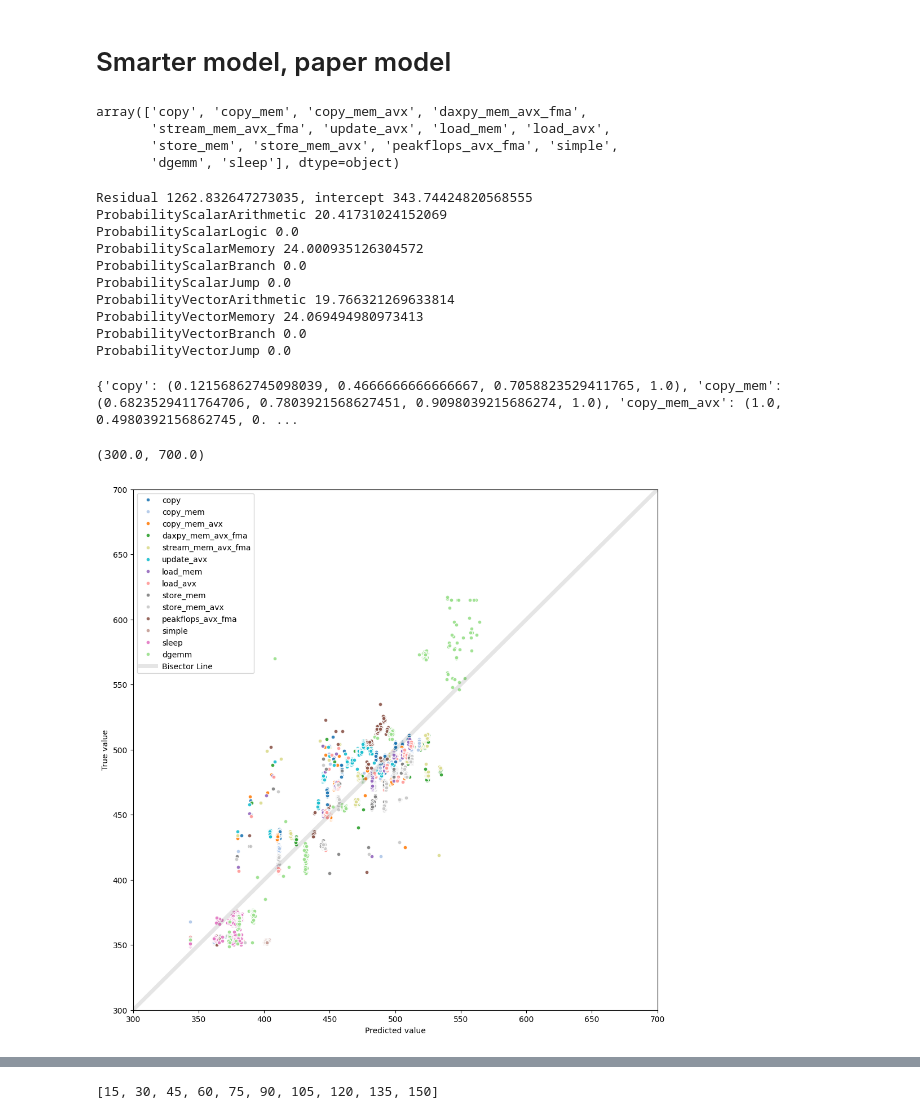
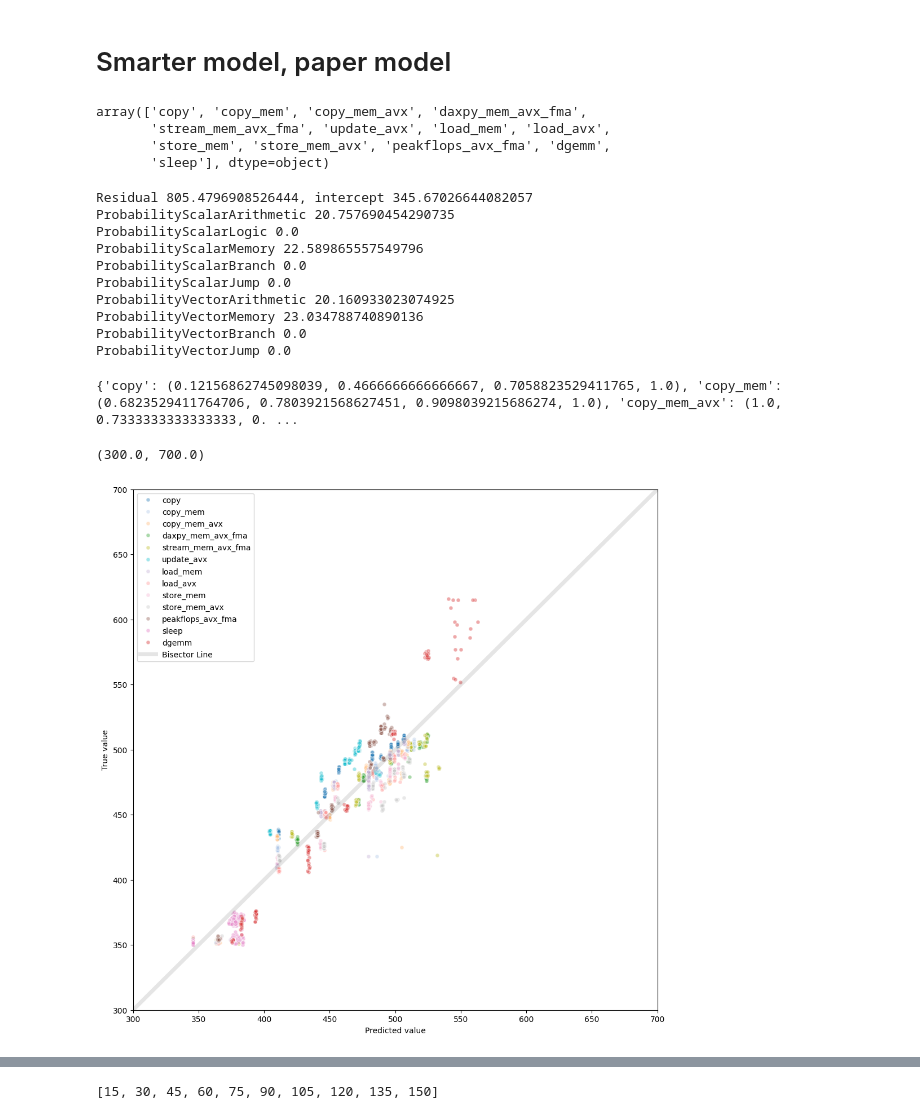
Before and after one commit to NiccoloTosato/PowerBenchmarks, a Jupyter notebook: final_plot.ipynb, the cells around one changed output, grey strips where cells are left out. Saved outputs shown, nothing was run; the diff lists cells and outputs as text; code cells hidden in the pictures.

```diff
--- a/final_plot.ipynb
+++ b/final_plot.ipynb
@@ -37,7 +37,7 @@ def normalize_model1(df):
 def load_df_list_train():
     directory_list=["results_1500/results_32","results_1500/results_64",
                     "results_1500/results_96","results_1500/results_16","results_1500/results_48","results_1500/results_80",
-                    "results_1500/results_112","results_1500/results_simple","results_1500/results_dgemm",
+                    "results_1500/results_112","results_1500/results_dgemm",
                     "results_1500/results_128","results_1500/results_sleep","results_1500/results_fan"]
 
     #directory_list=["results_1500/results_32"]
@@ -70,8 +70,8 @@ def load_df_list_train():
                     #df["name"]=directory+filename[]
                     df["name"]=bench_name
                     df["cores"]=cores
-                    df_list.append(df)
-                    #df_list.append(df.iloc[10:20])
+                    #df_list.append(df)
+                    df_list.append(df.iloc[10:30])
                     #print(type(df_list[-1]))
                     #print(f"Opened file: {filename}")
                     #print(df.head())  # prints the first 5 rows of each CSV file
@@ -83,7 +83,7 @@ def load_df_list_train():
 def load_df_list_test():
     directory_list=["results_1500/results_32","results_1500/results_64",
                     "results_1500/results_96","results_1500/results_16","results_1500/results_48","results_1500/results_80",
-                    "results_1500/results_112","results_1500/results_simple",
+                    "results_1500/results_112",
                     "results_1500/results_128","results_1500/results_sleep","results_1500/results_fan","results_1500/results_dgemm"]
     #directory_list=["results_1500/results_fan"]
 
@@ -116,8 +116,8 @@ def load_df_list_test():
                     #df["name"]=directory+filename[]
                     df["name"]=bench_name
                     df["cores"]=cores
-                    df_list.append(df)
-                    #df_list.append(df.iloc[10:20])
+                    #df_list.append(df)
+                    df_list.append(df.iloc[10:30])
                     #print(type(df_list[-1]))
                     #print(f"Opened file: {filename}")
                     #print(df.head())  # prints the first 5 rows of each CSV file
@@ -133,8 +133,8 @@ df["name"].unique()
 # %% [output]
 array(['copy', 'copy_mem', 'copy_mem_avx', 'daxpy_mem_avx_fma',
        'stream_mem_avx_fma', 'update_avx', 'load_mem', 'load_avx',
-       'store_mem', 'store_mem_avx', 'peakflops_avx_fma', 'simple',
-       'dgemm', 'sleep'], dtype=object)
+       'store_mem', 'store_mem_avx', 'peakflops_avx_fma', 'dgemm',
+       'sleep'], dtype=object)
 # %%
 independent_variables=[ "ProbabilityScalarArithmetic",
                        "ProbabilityScalarLogic", 	"ProbabilityScalarMemory",
@@ -163,14 +163,14 @@ print(f"Residual {error_1}, intercept {intercept_1}")
 for name,value in zip(independent_variables,coeff_1):
     print(name,value)
 # %% [output]
-Residual 1262.832647273035, intercept 343.74424820568555
-ProbabilityScalarArithmetic 20.41731024152069
+Residual 805.4796908526444, intercept 345.67026644082057
+ProbabilityScalarArithmetic 20.757690454290735
 ProbabilityScalarLogic 0.0
-ProbabilityScalarMemory 24.000935126304572
+ProbabilityScalarMemory 22.589865557549796
 ProbabilityScalarBranch 0.0
 ProbabilityScalarJump 0.0
-ProbabilityVectorArithmetic 19.766321269633814
-ProbabilityVectorMemory 24.069494980973413
+ProbabilityVectorArithmetic 20.160933023074925
+ProbabilityVectorMemory 23.034788740890136
 ProbabilityVectorBranch 0.0
 ProbabilityVectorJump 0.0
 # %%
@@ -192,7 +192,7 @@ name_to_color = assign_colors(df["name"])
 
 print(name_to_color)  # This will print the mapping of labels to colors
 # %% [output]
-{'copy': (0.12156862745098039, 0.4666666666666667, 0.7058823529411765, 1.0), 'copy_mem': (0.6823529411764706, 0.7803921568627451, 0.9098039215686274, 1.0), 'copy_mem_avx': (1.0, 0.4980392156862745, 0. ...
+{'copy': (0.12156862745098039, 0.4666666666666667, 0.7058823529411765, 1.0), 'copy_mem': (0.6823529411764706, 0.7803921568627451, 0.9098039215686274, 1.0), 'copy_mem_avx': (1.0, 0.7333333333333333, 0. ...
 # %%
 import warnings
 warnings.filterwarnings('ignore')
@@ -206,35 +206,35 @@ for df in df_list_test:
     df=df[ (df["SystemCpuUsage"] < 7) | (df["Total_power"] > 400)]
 
     #df1=df[ (df["SystemCpuUsage"] < 40) | (df["Total_power"] > 425)].copy()
     df1 = normalize_model1(df.copy())
     prediction=list()
     if True:
         for row in df1[independent_variables].to_numpy():
             #print(row)
             prediction.append(row@coeff_1[:-1] + intercept_1)
         df1["prediction"]=prediction
         if len(df) <1:
             continue
         test_name=df1["name"].iloc[0]
         cores=df1["cores"].iloc[0]
         plt.plot(df1["prediction"],df1["Total_power"], 'o',
                  markersize=5,
-                 alpha=0.9,
+                 alpha=0.4,
                  fillstyle='full',
                  markeredgecolor='white',
                  markeredgewidth=1,label=test_name,color=name_to_color[test_name])
 
 plt.plot([0,700],[0,700], '-k', linewidth=5, alpha=0.1, label='Bisector Line')
 handles, labels = plt.gca().get_legend_handles_labels()
 by_label = dict(zip(labels, handles))
 plt.legend(by_label.values(), by_label.keys())
 plt.ylabel("True value")
 plt.xlabel("Predicted value")
 plt.xlim([300,700])
 plt.ylim([300,700])
 # %% [output]
 (300.0, 700.0)
-[figure, old version]
+[figure, new version]
 # %%
 df_list_test= load_df_list_test()
 df=pd.concat(df_list_test)
```
Also changed, not shown: parts of 1 cell of this notebook, 2 other files.
